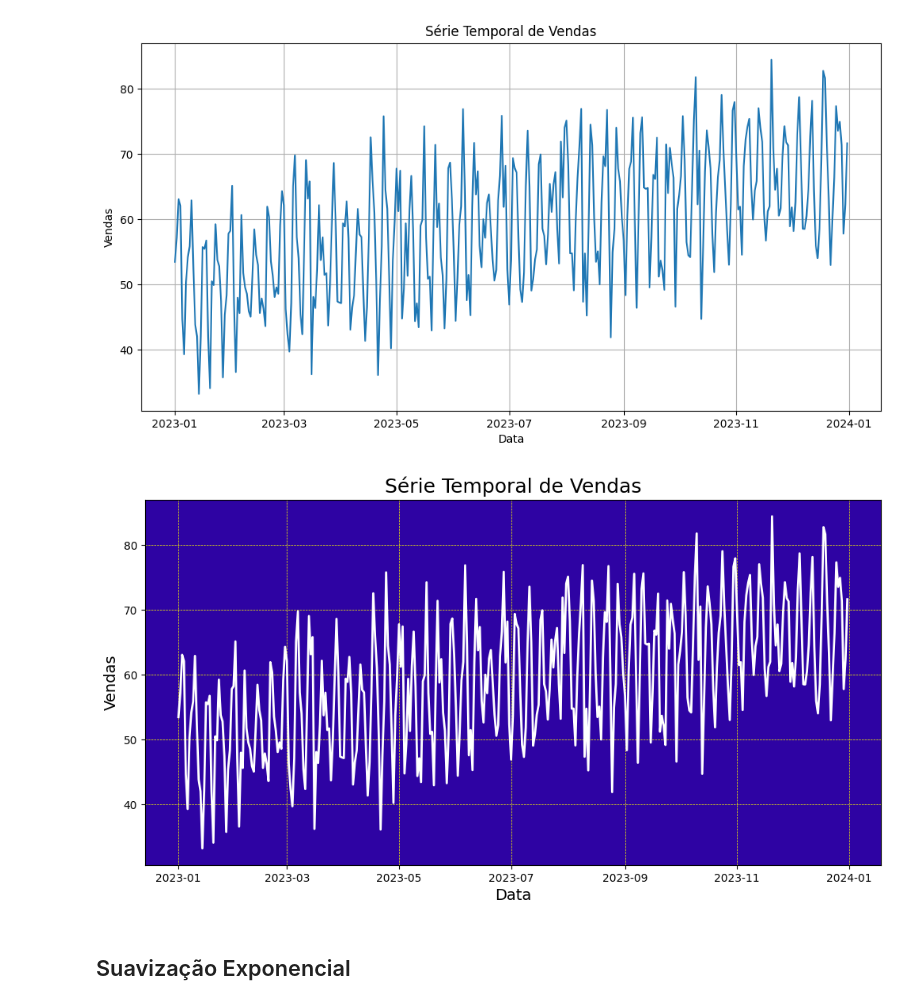
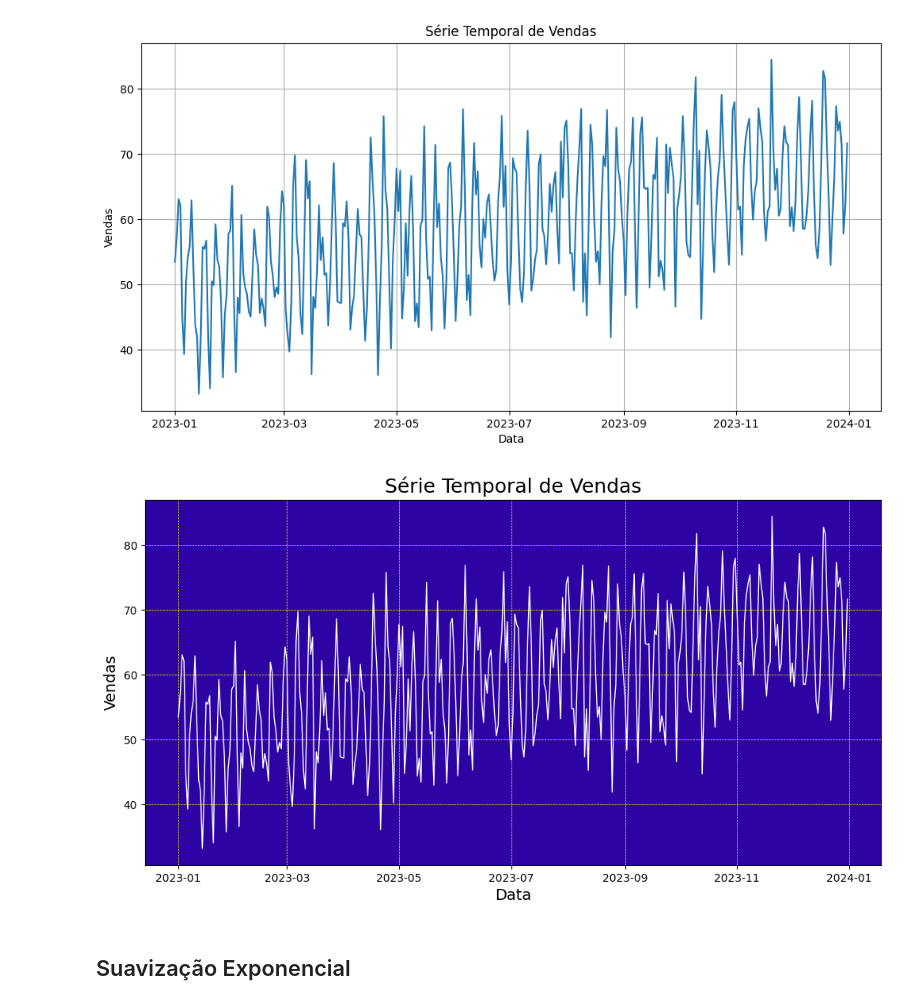
Before and after one commit to matheussbeck/Data-Science-Academy---Python, a Jupyter notebook: Cap16/DSA-Python-Cap16-Series-Temporais.ipynb, the cells around one changed output. Saved outputs shown, nothing was run; the diff lists cells and outputs as text; code cells hidden in the pictures.

```diff
--- a/Cap16/DSA-Python-Cap16-Series-Temporais.ipynb
+++ b/Cap16/DSA-Python-Cap16-Series-Temporais.ipynb
@@ -160,26 +160,26 @@ plt.show()
 # %%
 # Cria o gráfico da série temporal (com formatação)
 
 # Criar o gráfico da série temporal com layout de contraste
 plt.figure(figsize = (12, 6))
-plt.plot(serie_temporal, color = 'white', linewidth = 2)
+plt.plot(serie_temporal, color = 'white', linewidth = 1)
 
 # Configurar cores e estilo do gráfico
 plt.gca().set_facecolor('#2e03a3')
 plt.grid(color = 'yellow', linestyle = '--', linewidth = 0.5)
 
 # Configurar rótulos dos eixos, título e legenda
 plt.xlabel('Data', color = 'black', fontsize = 14)
 plt.ylabel('Vendas', color ='black', fontsize = 14)
 plt.title('Série Temporal de Vendas', color = 'black', fontsize = 18)
 
 # Configurar as cores dos eixos e dos ticks (marcadores)
 plt.tick_params(axis = 'x', colors  ='black')
 plt.tick_params(axis = 'y', colors = 'black')
 
 plt.show()
 # %% [output]
-[figure, old version]
+[figure, new version]
 # %% [markdown]
 ## Suavização Exponencial
 # %% [markdown]
```
Also changed, not shown: 6 other files.
